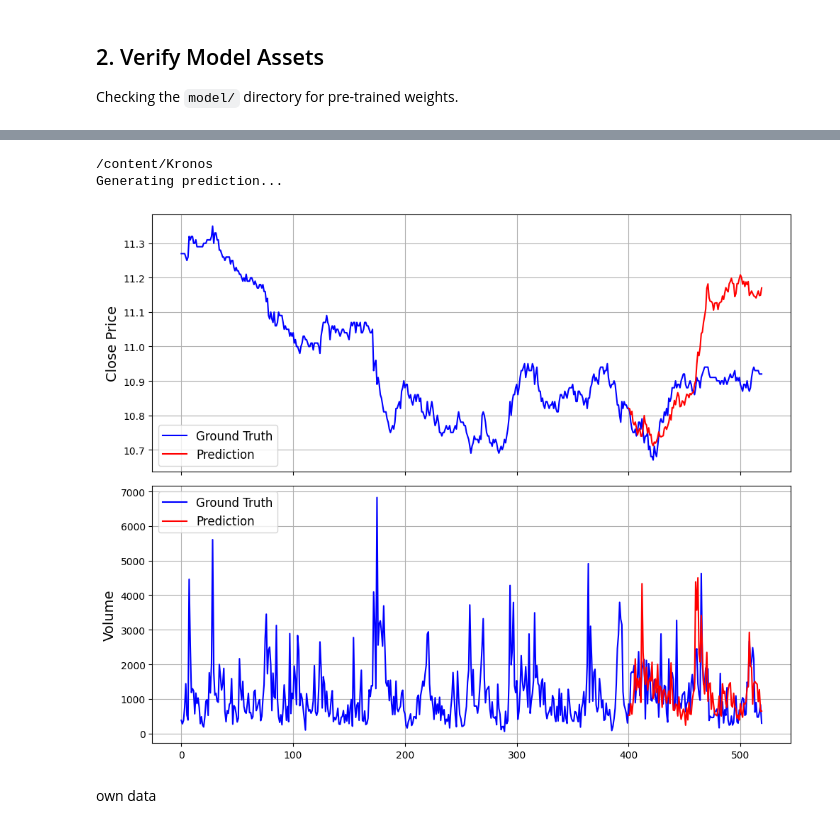
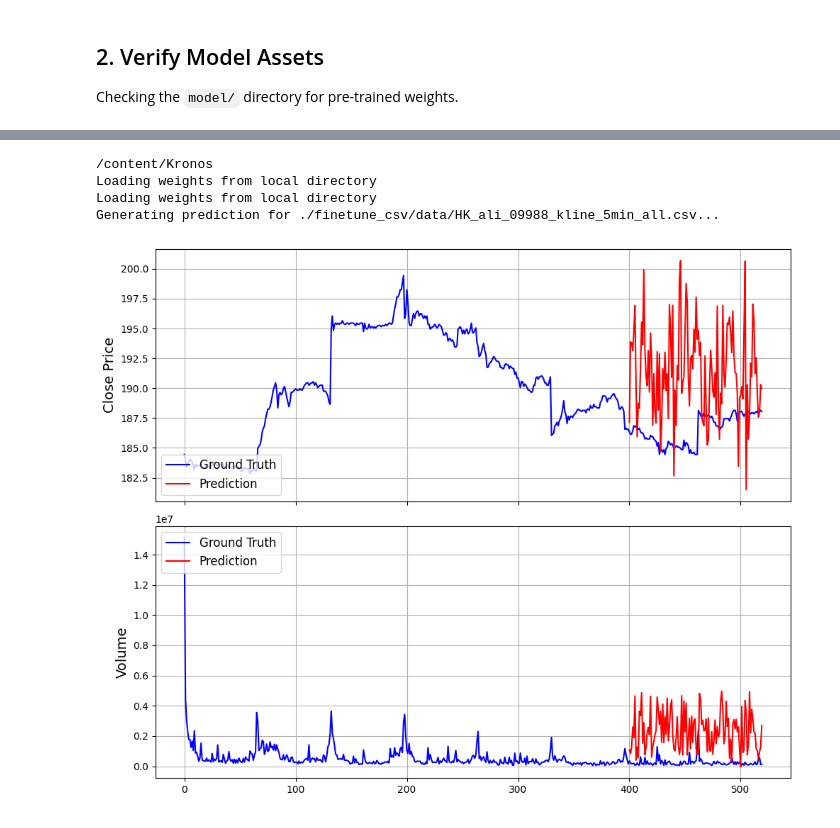
Before and after one commit to gleis7/my-app, a Jupyter notebook: kronos.ipynb, the cells around one changed output, grey strips where cells are left out. Drawn from its saved outputs; the diff is of its cells as text; code cells hidden in the pictures.

```diff
--- a/kronos.ipynb
+++ b/kronos.ipynb
@@ -57,6 +83,7 @@ import pandas as pd
 import matplotlib.pyplot as plt
 import sys
 import os
+import json
 
 # Ensure we are in the project directory
 %cd /content/Kronos
@@ -96,43 +123,55 @@ def plot_prediction(kline_df, pred_df):
     plt.tight_layout()
     plt.show()
 
-# 1. Load Model and Tokenizer
-tokenizer = KronosTokenizer.from_pretrained("NeoQuasar/Kronos-Tokenizer-base")
-model = Kronos.from_pretrained("NeoQuasar/Kronos-base")
+# 1. Load Tokenizer
+tokenizer = KronosTokenizer.from_pretrained("./model")
 
-# 2. Instantiate Predictor
+# Manually load config to handle constructor arguments
+with open("./model/config.json", "r") as f:
+    config_data = json.load(f)
+
+# 2. Load Model with explicit parameters
+model = Kronos.from_pretrained(
+    "./model",
+    n_layers=config_data.get("n_layers", 8),
+    token_dropout_p=config_data.get("token_dropout_p", 0.0),
+    learn_te=config_data.get("learn_te", True)
+)
+
+# 3. Instantiate Predictor
 predictor = KronosPredictor(model, tokenizer, max_context=512)
 
-# 3. Prepare Data
-df = pd.read_csv("./data/XSHG_5min_600977.csv")
+# 4. Prepare Data (Using an available file from the repo)
+data_path = "./finetune_csv/data/HK_ali_09988_kline_5min_all.csv"
+df = pd.read_csv(data_path)
 df['timestamps'] = pd.to_datetime(df['timestamps'])
 
 lookback = 400
 pred_len = 120
 
 x_df = df.loc[:lookback-1, ['open', 'high', 'low', 'close', 'volume', 'amount']]
 x_timestamp = df.loc[:lookback-1, 'timestamps']
 y_timestamp = df.loc[lookback:lookback+pred_len-1, 'timestamps']
 
-# 4. Make Prediction
-print("Generating prediction...")
+# 5. Make Prediction
+print(f"Generating prediction for {data_path}...")
 pred_df = predictor.predict(
     df=x_df,
     x_timestamp=x_timestamp,
     y_timestamp=y_timestamp,
     pred_len=pred_len,
     T=1.0,
     top_p=0.9,
     sample_count=1,
     verbose=True
 )
 
-# 5. Visualize Results
+# 6. Visualize Results
 kline_df = df.loc[:lookback+pred_len-1]
 plot_prediction(kline_df, pred_df)
 # %% [output]
 /content/Kronos
-Generating prediction...
+Loading weights from local directory
+Loading weights from local directory
+Generating prediction for ./finetune_csv/data/HK_ali_09988_kline_5min_all.csv...
-[figure, old version]
+[figure, new version]
-# %% [markdown]
-own data
```
Also changed, not shown: parts of 4 cells of this notebook.
